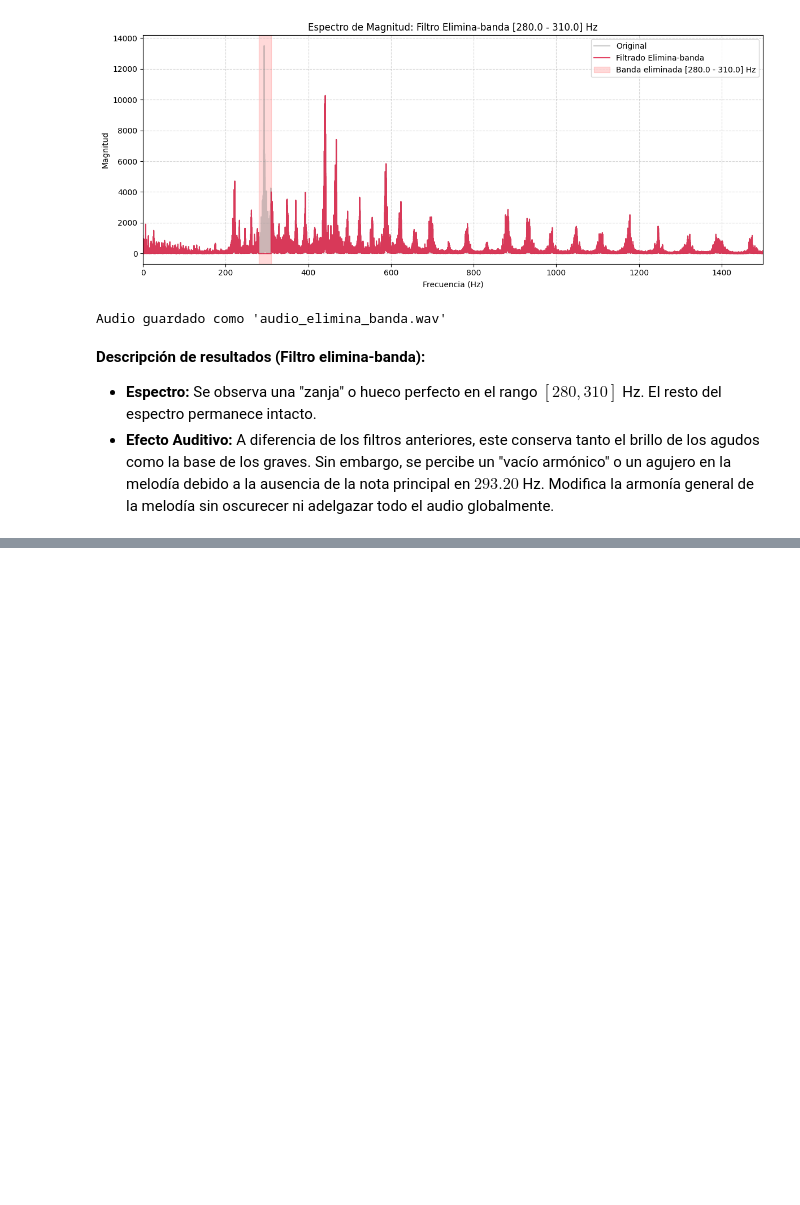
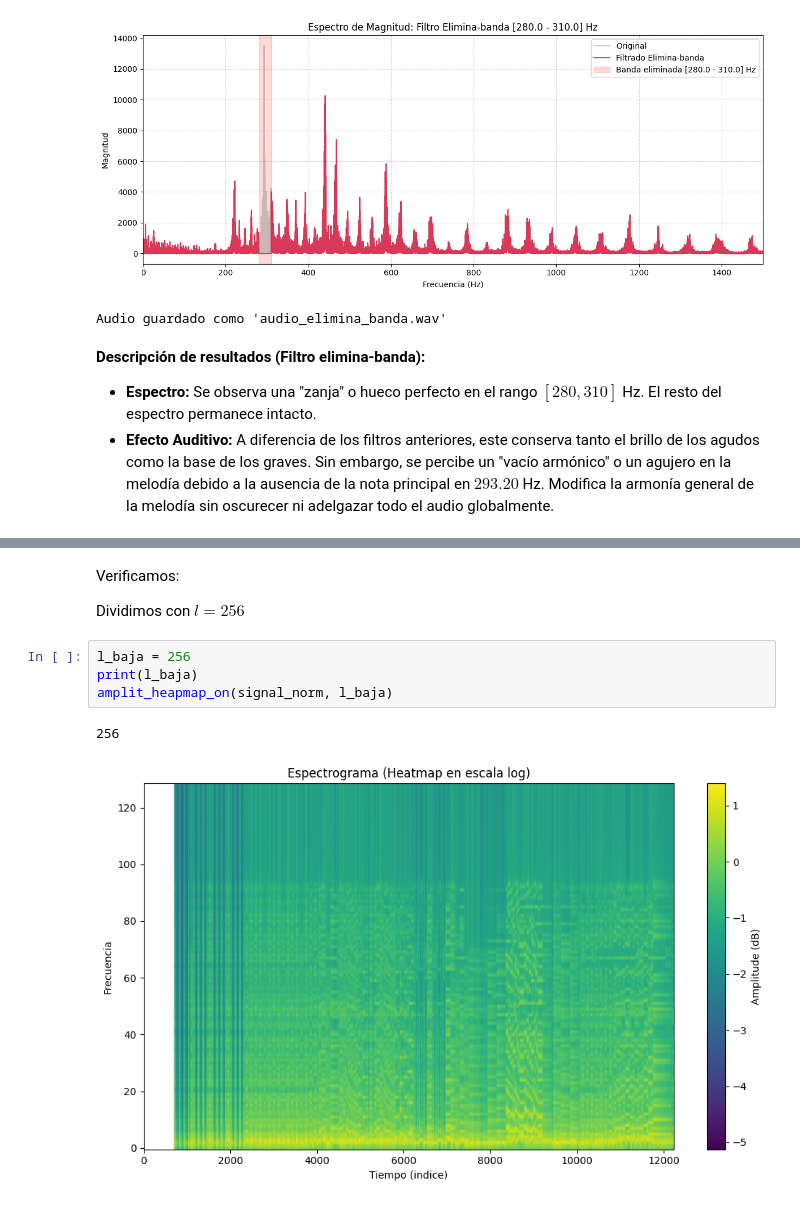
Before and after one commit to Benjasud-coder/T3-Calculo_CD, a Jupyter notebook: Tarea3.ipynb, the cells around one changed output, grey strips where cells are left out. Drawn from its saved outputs; the diff is of its cells as text; blank space fills up the shorter version.

```diff
--- a/Tarea3.ipynb
+++ b/Tarea3.ipynb
@@ -253,0 +308,11 @@ Audio guardado como 'audio_elimina_banda.wav'
+# %% [markdown]
+Verificamos:
+
+Dividimos con $l = 256$
+# %%
+l_baja = 256
+print(l_baja)
+amplit_heapmap_on(signal_norm, l_baja)
+# %% [output]
+256
+[figure, added]
```
Also changed, not shown: parts of 8 cells of this notebook.
